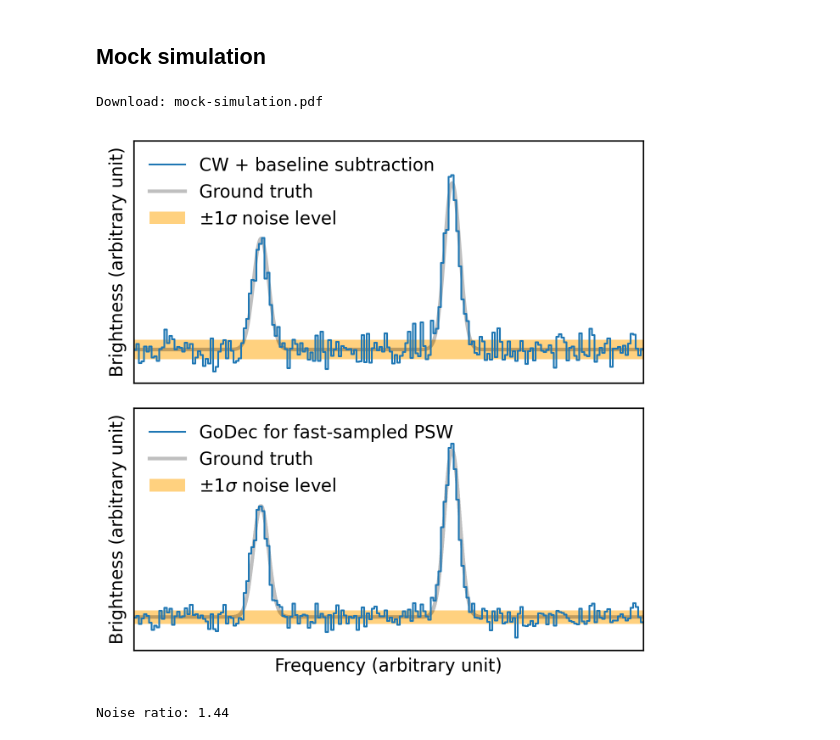
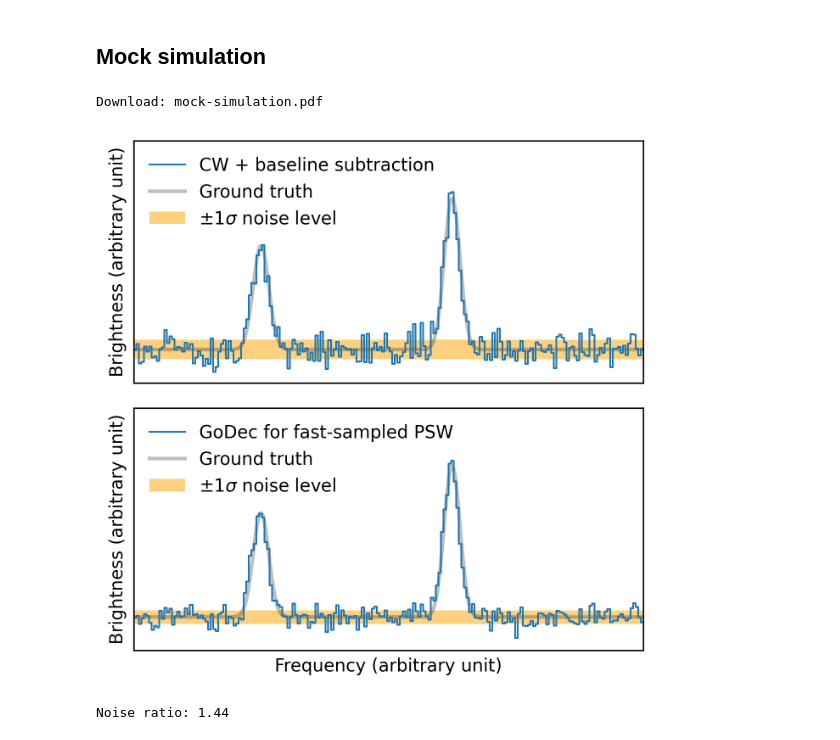
Before and after one commit to astropenguin/taniguchi-2021-analysis, a Jupyter notebook: notes/2020-04-27/figure-LS-decomposition-viridis.ipynb, the cells around one changed output. Drawn from its saved outputs; the diff is of its cells as text; code cells hidden in the pictures.

```diff
--- a/notes/2020-04-27/figure-LS-decomposition-viridis.ipynb
+++ b/notes/2020-04-27/figure-LS-decomposition-viridis.ipynb
@@ -211,47 +211,50 @@ is_on = phi.astype(bool)
 is_baseline = ~psi_filtered.astype(bool)
 scan_id = np.cumsum(np.abs(np.hstack([0, np.diff(phi)])))
 
-spec_psw = -np.vstack([
+spec_psw = np.vstack([
     X[:,scan_id==1].mean(1) - X[:,scan_id==0].mean(1),
     X[:,scan_id==3].mean(1) - X[:,scan_id==2].mean(1),
     X[:,scan_id==5].mean(1) - X[:,scan_id==4].mean(1),
 ]).mean(0)
 
-spec_godec = -(X-L)[:,is_on].mean(1)
+spec_godec = (X-L)[:,is_on].mean(1)
 
 spec_psw -= spec_psw[is_baseline].mean()
 spec_godec -= spec_godec[is_baseline].mean()
 
+spec_psw = 1 - np.exp(spec_psw)
+spec_godec = 1 - np.exp(spec_godec)
+
 std_psw = spec_psw[is_baseline].std()
 std_godec = spec_godec[is_baseline].std()
 # %%
 fig, axes = plt.subplots(2, 1, sharex=True, figsize=(4.5, 4.5), dpi=300)
 
 ax = axes[0]
 ax.step(f, spec_psw, lw=1, label="CW + baseline subtraction")
-ax.plot(f_fine, spec_fine, lw=2, alpha=0.25, color="black", zorder=-1, label="Ground truth")
+ax.plot(f_fine, 1-np.exp(-spec_fine), lw=2, alpha=0.25, color="black", zorder=-1, label="Ground truth")
 ax.axhspan(-std_psw, std_psw, alpha=0.5, fc="orange", ec=None, zorder=-2, label="$\pm 1 \sigma$ noise level")
 ax.set_ylabel("Brightness (arbitrary unit)")
 
 ax = axes[1]
 ax.step(f, spec_godec, lw=1, label="GoDec for fast-sampled PSW")
-ax.step(f_fine, spec_fine, lw=2, alpha=0.25, color="black", zorder=-1, label="Ground truth")
+ax.step(f_fine, 1-np.exp(-spec_fine), lw=2, alpha=0.25, color="black", zorder=-1, label="Ground truth")
 ax.axhspan(-std_godec, std_godec, alpha=0.5, fc="orange", ec=None, zorder=-2, label="$\pm 1 \sigma$ noise level")
 ax.set_xlabel("Frequency (arbitrary unit)")
 ax.set_ylabel("Brightness (arbitrary unit)")
 
 for ax in axes:
     ax.set_xlim(f.min(), f.max())
     ax.set_ylim(-0.04, 0.25)
     ax.set_xticks([])
     ax.set_yticks([])
     ax.legend(loc="upper left", frameon=False)
 
 fig.tight_layout()
 savefig_in_notebook(fig, "mock-simulation.pdf")
 # %% [output]
 Download: mock-simulation.pdf
-[figure, old version]
+[figure, new version]
 # %%
 print(f"Noise ratio: {std_psw / std_godec:.2f}")
 # %% [output]
```
